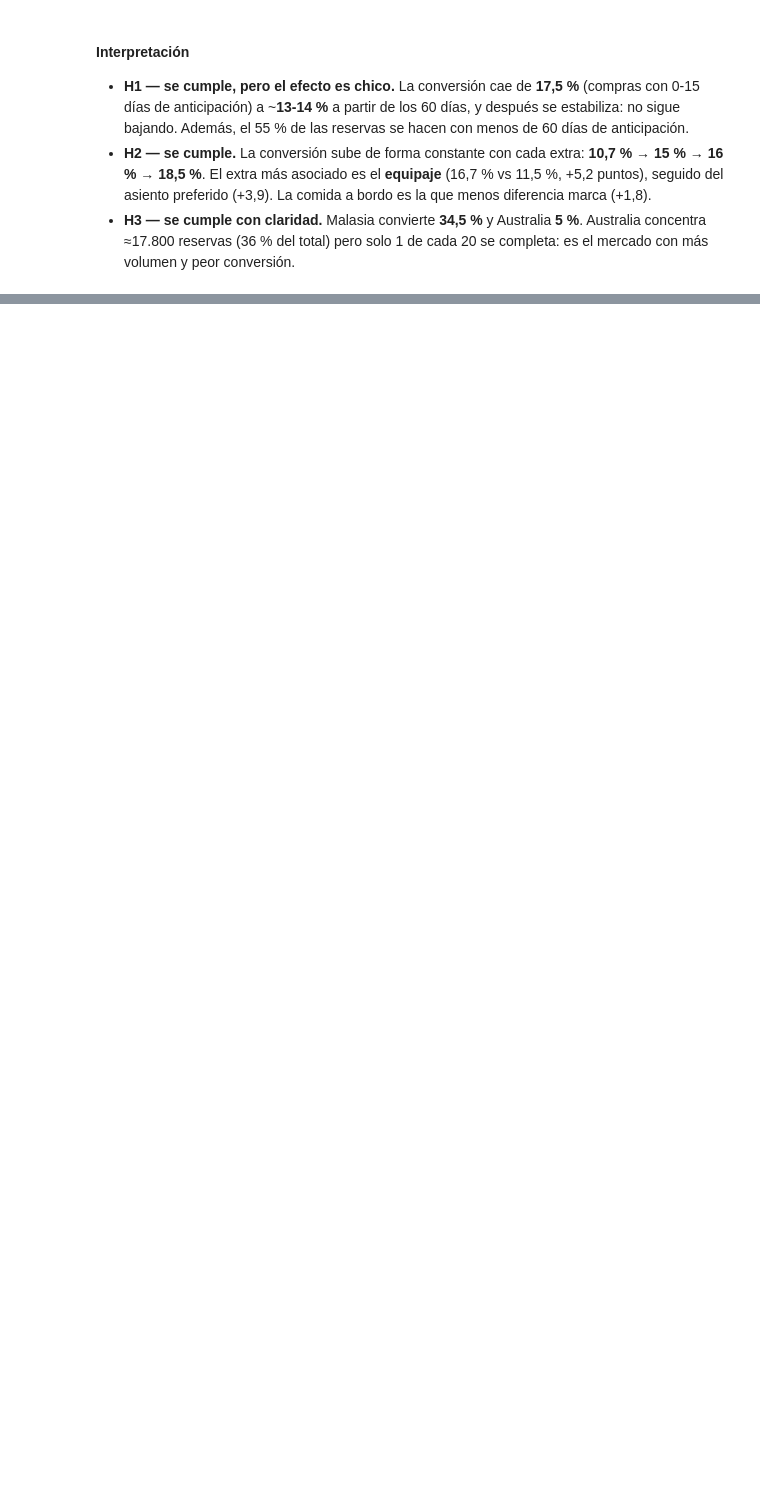
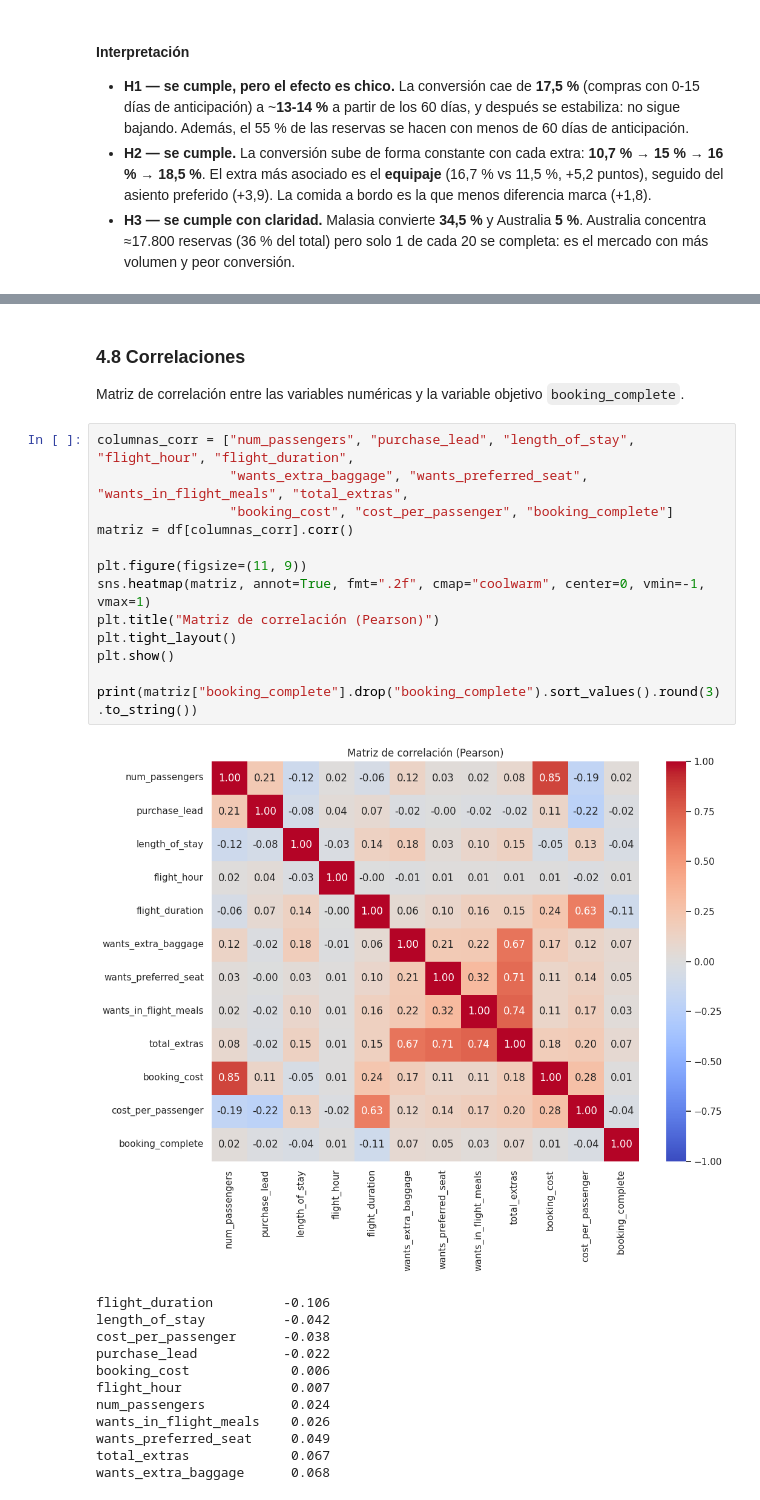
Before and after one commit to federicopintosr/diplomatura-tp-1, a Jupyter notebook: tp1.ipynb, the cells around one changed output, grey strips where cells are left out. Saved outputs shown, nothing was run; the diff lists cells and outputs as text; blank space fills up the shorter version.

```diff
--- a/tp1.ipynb
+++ b/tp1.ipynb
@@ -723,0 +807,29 @@ plt.show()
+# %% [markdown]
+### 4.8 Correlaciones
+Matriz de correlación entre las variables numéricas y la variable objetivo `booking_complete`.
+# %%
+columnas_corr = ["num_passengers", "purchase_lead", "length_of_stay", "flight_hour", "flight_duration",
+                 "wants_extra_baggage", "wants_preferred_seat", "wants_in_flight_meals", "total_extras",
+                 "booking_cost", "cost_per_passenger", "booking_complete"]
+matriz = df[columnas_corr].corr()
+
+plt.figure(figsize=(11, 9))
+sns.heatmap(matriz, annot=True, fmt=".2f", cmap="coolwarm", center=0, vmin=-1, vmax=1)
+plt.title("Matriz de correlación (Pearson)")
+plt.tight_layout()
+plt.show()
+
+print(matriz["booking_complete"].drop("booking_complete").sort_values().round(3).to_string())
+# %% [output]
+[figure, added]
+flight_duration         -0.106
+length_of_stay          -0.042
+cost_per_passenger      -0.038
+purchase_lead           -0.022
+booking_cost             0.006
+flight_hour              0.007
+num_passengers           0.024
+wants_in_flight_meals    0.026
+wants_preferred_seat     0.049
+total_extras             0.067
+wants_extra_baggage      0.068
```
Also changed, not shown: parts of 35 cells of this notebook.
